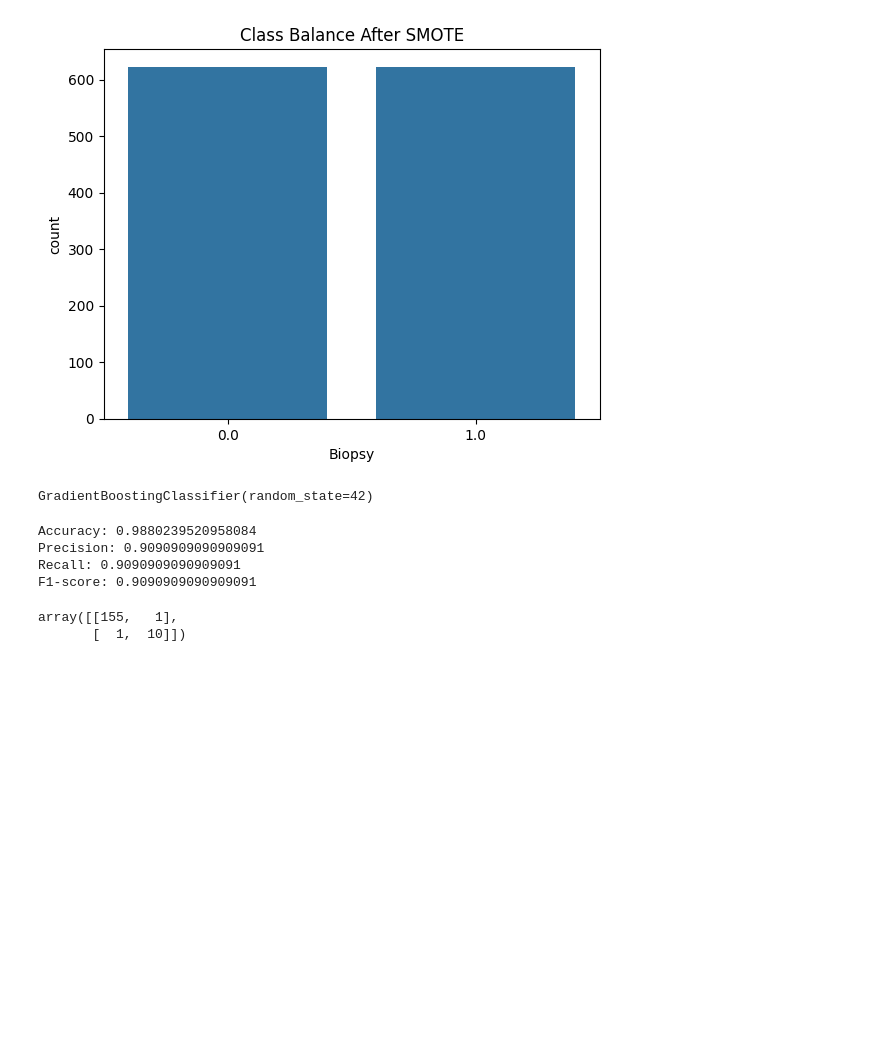
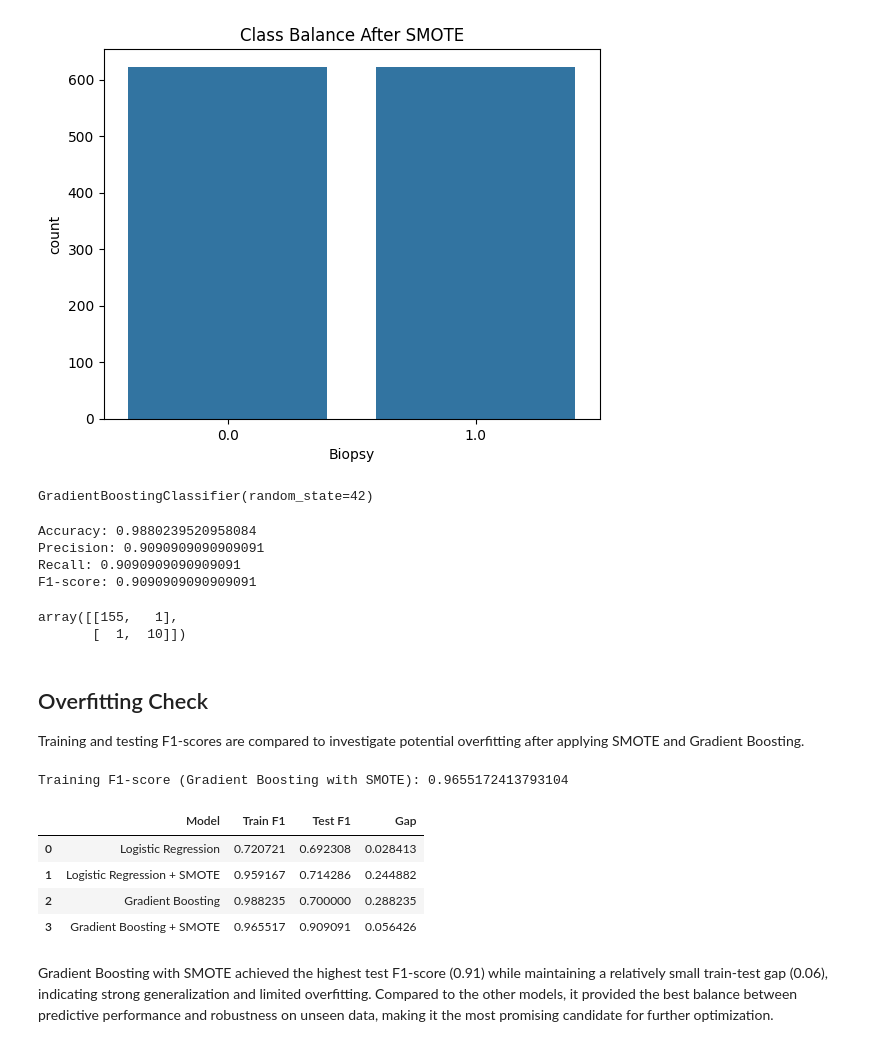
Before and after one commit to marwa189/cervical-cancer-risk-prediction, a Jupyter notebook: eda_and_preprocessing.ipynb, the cells around one changed output. Drawn from its saved outputs; the diff is of its cells as text; code cells hidden in the pictures; blank space fills up the shorter version.

Commit message:
Gradient Boosting with SMOTE was selected

```diff
--- a/eda_and_preprocessing.ipynb
+++ b/eda_and_preprocessing.ipynb
@@ -688,3 +684,61 @@ confusion_matrix(y_test, y_pred_gb_smote)
 # %% [output]
 array([[155,   1],
        [  1,  10]])
+# %% [markdown]
+## Overfitting Check
+
+Training and testing F1-scores are compared to investigate potential overfitting after applying SMOTE and Gradient Boosting.
+# %%
+# Predict on Training Set
+y_train_pred_gb_smote = gb_smote.predict(X_train)
+# %%
+# compute train F1
+train_f1_gb_smote = f1_score(y_train, y_train_pred_gb_smote)
+print("Training F1-score (Gradient Boosting with SMOTE):", train_f1_gb_smote)
+# %% [output]
+Training F1-score (Gradient Boosting with SMOTE): 0.9655172413793104
+# %%
+y_train_pred_lr = lr_model.predict(X_train_scaled)
+train_f1_lr = f1_score(y_train, y_train_pred_lr)
+
+y_train_pred_lr_smote = lr_smote.predict(X_train_smote)
+train_f1_lr_smote = f1_score(y_train_smote, y_train_pred_lr_smote)
+
+y_train_pred_gb = gb_model.predict(X_train)
+train_f1_gb = f1_score(y_train, y_train_pred_gb)
+# %%
+# comparison table
+import pandas as pd
+
+comparison_df = pd.DataFrame({
+    "Model": [
+        "Logistic Regression",
+        "Logistic Regression + SMOTE",
+        "Gradient Boosting",
+        "Gradient Boosting + SMOTE"
+    ],
+    "Train F1": [
+        train_f1_lr,
+        train_f1_lr_smote,
+        train_f1_gb,
+        train_f1_gb_smote
+    ],
+    "Test F1": [
+        f1_score(y_test, y_pred_lr),
+        f1_score(y_test, y_pred_lr_smote),
+        f1_score(y_test, y_pred_gb),
+        f1_score(y_test, y_pred_gb_smote)
+    ]
+})
+
+comparison_df["Gap"] = comparison_df["Train F1"] - comparison_df["Test F1"]
+
+comparison_df
+# %% [output]
+|  | Model | Train F1 | Test F1 | Gap |
+| 0 | Logistic Regression | 0.720721 | 0.692308 | 0.028413 |
+| 1 | Logistic Regression + SMOTE | 0.959167 | 0.714286 | 0.244882 |
+| 2 | Gradient Boosting | 0.988235 | 0.700000 | 0.288235 |
+| 3 | Gradient Boosting + SMOTE | 0.965517 | 0.909091 | 0.056426 |
+# %% [markdown]
+Gradient Boosting with SMOTE achieved the highest test F1-score (0.91) while maintaining a relatively small train-test gap (0.06), indicating strong generalization and limited overfitting. Compared to the other models, it provided the best balance between predictive performance and robustness on unseen data, making it the most promising candidate for further optimization.
```
Also changed, not shown: parts of 3 cells of this notebook.
